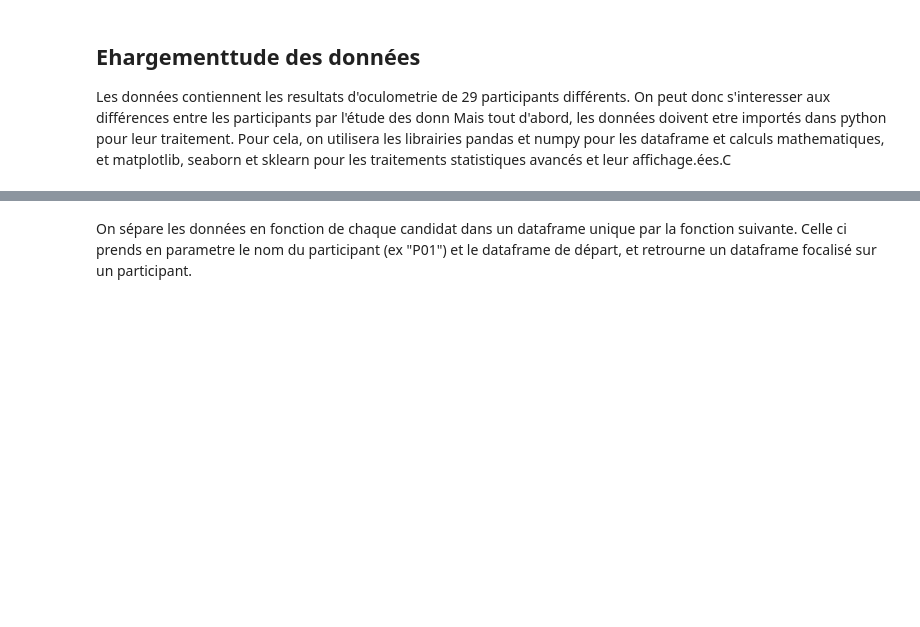
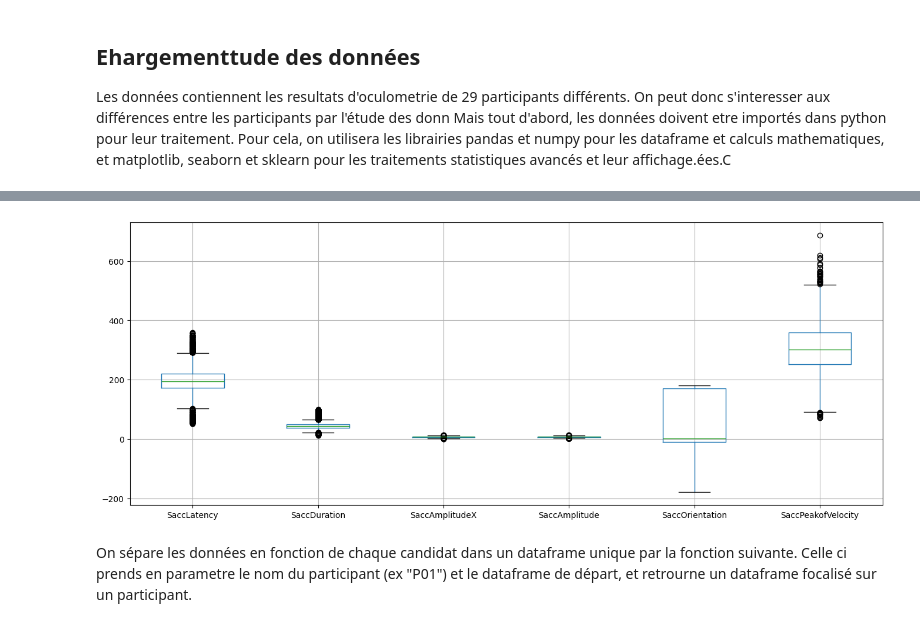
Before and after one commit to YalpLeYak/Mini_projet, a Jupyter notebook: COSNAY_DAMAGGIO_ProjetTSD.ipynb, the cells around one changed output, grey strips where cells are left out. Cells and saved outputs as stored; diff of their text form; code cells hidden in the pictures; blank space fills up the shorter version.

```diff
--- a/COSNAY_DAMAGGIO_ProjetTSD.ipynb
+++ b/COSNAY_DAMAGGIO_ProjetTSD.ipynb
@@ -30,3 +32,13 @@ Init_df.describe()
+# %%
+Init_df.drop("TrialID",axis=1).boxplot()
+plt.subplots_adjust(left=0,
+					bottom=0,
+					right=2,
+					top=1,
+					wspace=0.6,
+					hspace=0.6)
+# %% [output]
+[figure, added]
 # %% [markdown]
 On sépare les données en fonction de chaque candidat dans un dataframe unique par la fonction suivante. Celle ci prends en parametre le nom du participant (ex "P01") et le dataframe de départ, et retrourne un dataframe focalisé sur un participant.
 # %%
```
Also changed, not shown: parts of 28 cells of this notebook.
